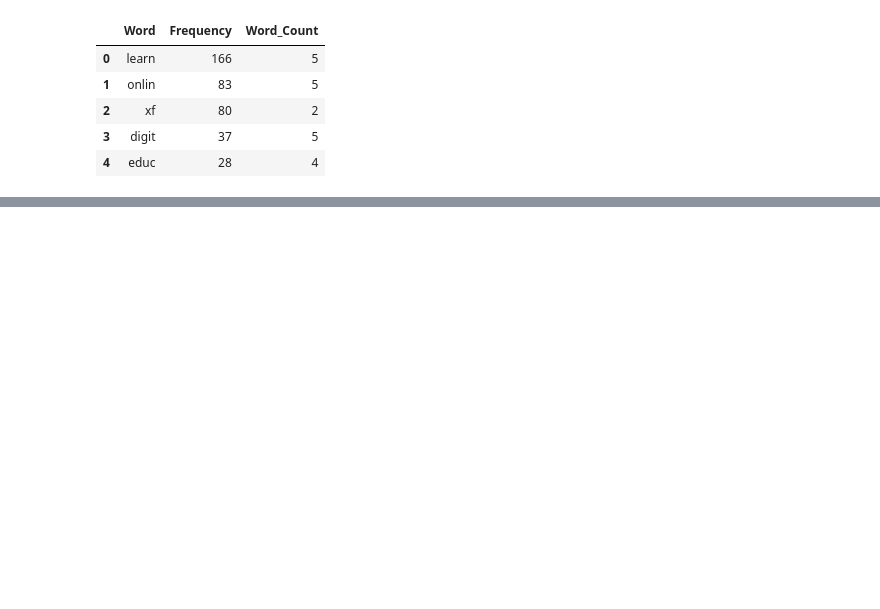
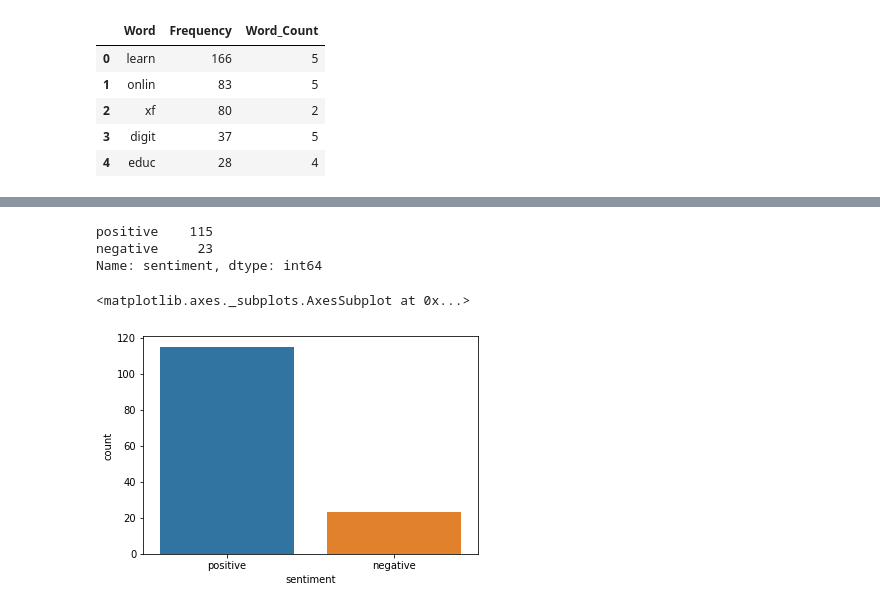
Before and after one commit to iyline-sigey/PREDICTIVE-ANALYSIS-ON-REMOTE-LEARNING, a Jupyter notebook: Data_cleaning_and_text_cleaning.ipynb, the cells around one changed output, grey strips where cells are left out. Cells and saved outputs as stored; diff of their text form; code cells hidden in the pictures; blank space fills up the shorter version.

```diff
--- a/Data_cleaning_and_text_cleaning.ipynb
+++ b/Data_cleaning_and_text_cleaning.ipynb
@@ -64,7 +64,7 @@ warnings.filterwarnings('ignore')
 ## Loading our datasets
 # %%
 #Load the dataset
-data = pd.read_csv('/content/Final-Remote-Learning-csv')
+data = pd.read_csv('/content/Final-Remote-Learning.csv')
 # %% [markdown]
 Previewing our data
 # %%
@@ -295,0 +300,14 @@ dff[:5]
+# %%
+from textblob import TextBlob
+nltk.download('vader_lexicon')
+
+def fetch_sentiment_using_textblob(text):
+    analysis = TextBlob(text)
+    # set sentiment
+    if analysis.sentiment.polarity >= 0:
+        return 'positive'
+    else:
+        return 'negative'
+
+data['sentiment']=data.clean_tweet.apply(fetch_sentiment_using_textblob)
+data.head()
@@ -295,0 +322,11 @@ dff[:5]
+# %%
+data.sentiment.value_counts()
+# %% [output]
+positive    115
+negative     23
+Name: sentiment, dtype: int64
+# %%
+sns.countplot(data['sentiment'])
+# %% [output]
+<matplotlib.axes._subplots.AxesSubplot at 0x...>
+[figure, added]
```
Also changed, not shown: parts of 22 cells of this notebook.
